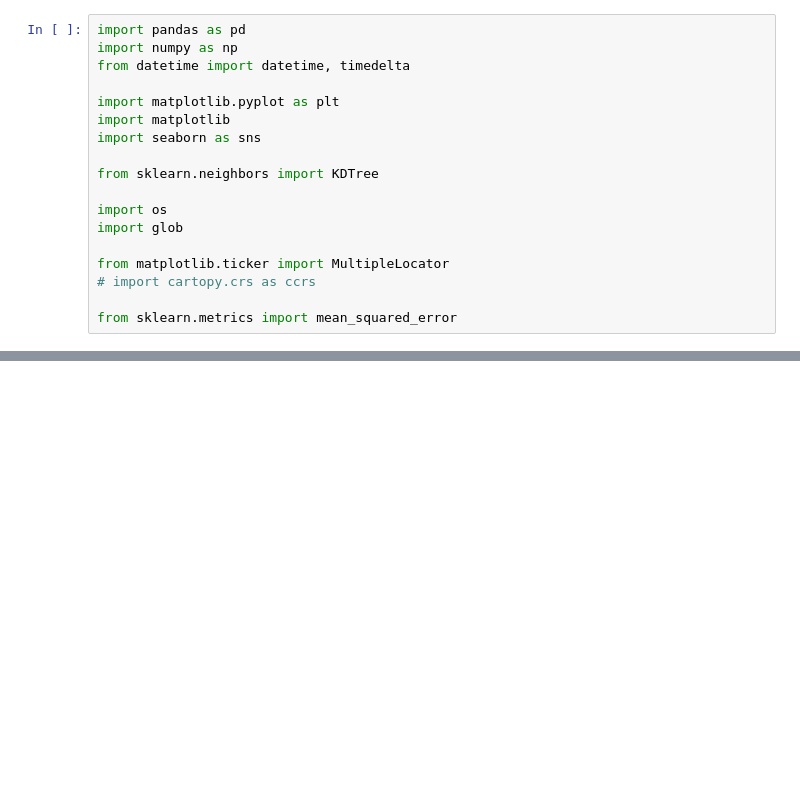
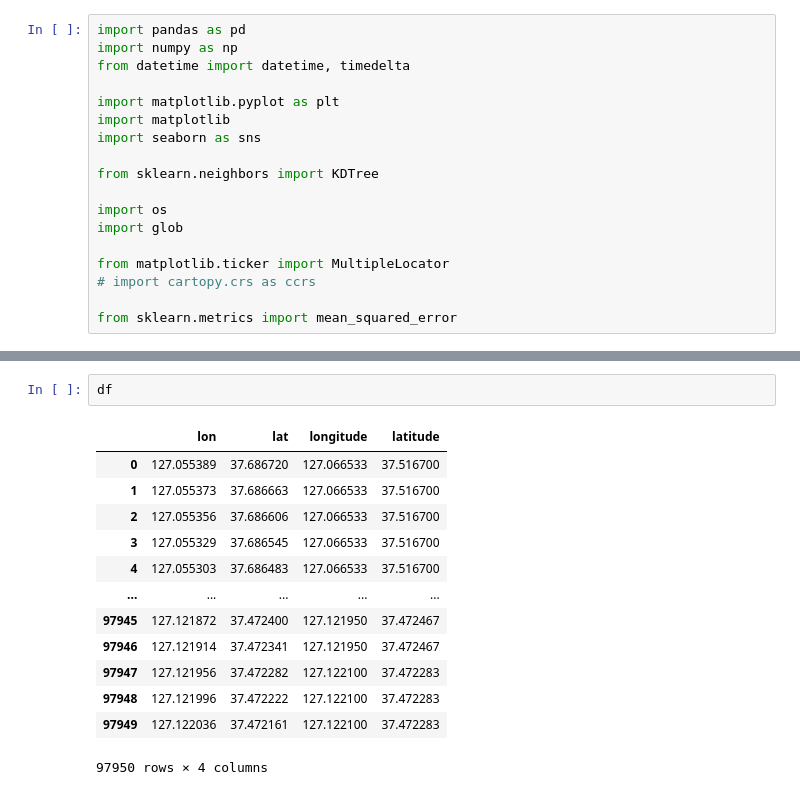
Before and after one commit to righttrue/model_verify, a Jupyter notebook: 20240319.ipynb, the cells around one changed output, grey strips where cells are left out. Cells and saved outputs as stored; diff of their text form; blank space fills up the shorter version.

```diff
--- a/20240319.ipynb
+++ b/20240319.ipynb
@@ -18,0 +226,16 @@ from sklearn.metrics import mean_squared_error
+# %%
+df
+# %% [output]
+|  | lon | lat | longitude | latitude |
+| 0 | 127.055389 | 37.686720 | 127.066533 | 37.516700 |
+| 1 | 127.055373 | 37.686663 | 127.066533 | 37.516700 |
+| 2 | 127.055356 | 37.686606 | 127.066533 | 37.516700 |
+| 3 | 127.055329 | 37.686545 | 127.066533 | 37.516700 |
+| 4 | 127.055303 | 37.686483 | 127.066533 | 37.516700 |
+| ... | ... | ... | ... | ... |
+| 97945 | 127.121872 | 37.472400 | 127.121950 | 37.472467 |
+| 97946 | 127.121914 | 37.472341 | 127.121950 | 37.472467 |
+| 97947 | 127.121956 | 37.472282 | 127.122100 | 37.472283 |
+| 97948 | 127.121996 | 37.472222 | 127.122100 | 37.472283 |
+| 97949 | 127.122036 | 37.472161 | 127.122100 | 37.472283 |
+97950 rows × 4 columns
```
Also changed, not shown: parts of 8 cells of this notebook, 1 other file.
